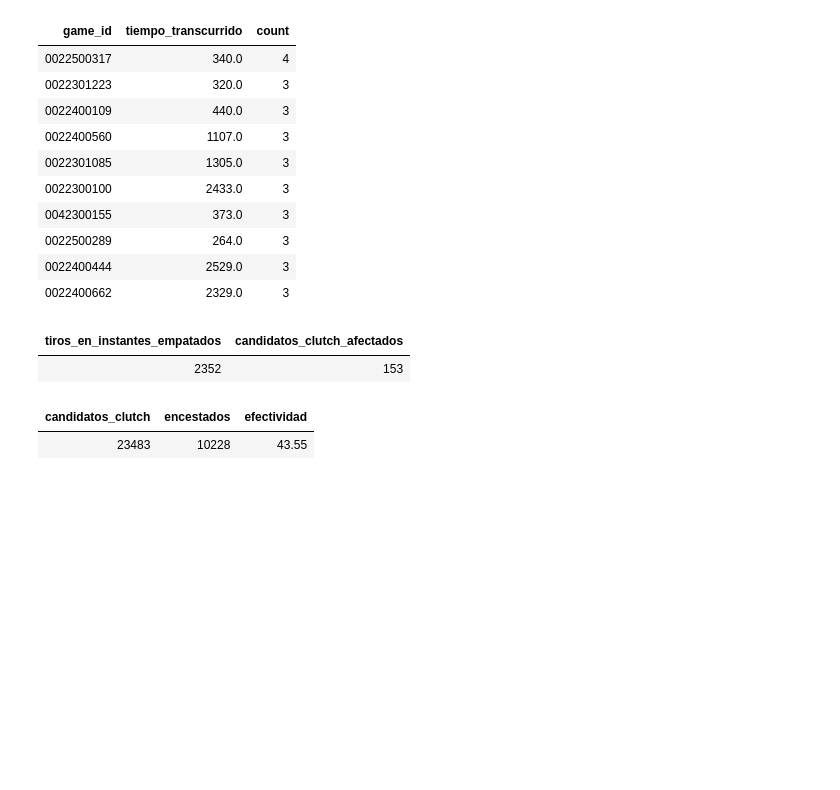
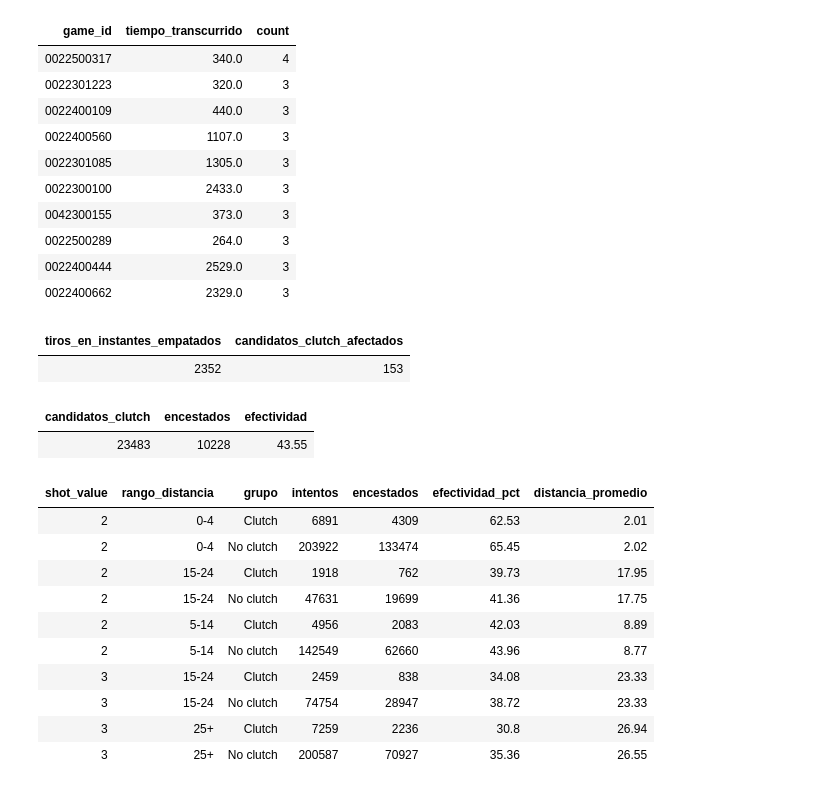
Before and after one commit to Emili-ano/NBA-SHOT-EVOLUTION, a Jupyter notebook: notebooks/NBA_SHOT_IQ_01_BRONZE_SILVER_GOLD.ipynb, the cells around one changed output. Saved outputs shown, nothing was run; the diff lists cells and outputs as text; code cells hidden in the pictures; blank space fills up the shorter version.

```diff
--- a/notebooks/NBA_SHOT_IQ_01_BRONZE_SILVER_GOLD.ipynb
+++ b/notebooks/NBA_SHOT_IQ_01_BRONZE_SILVER_GOLD.ipynb
@@ -1320,3 +1320,55 @@ display(resumen)
 # %% [output]
 | candidatos_clutch | encestados | efectividad |
 | 23483 | 10228 | 43.55 |
+# %%
+from pyspark.sql import functions as F
+
+# Comparacion exploratoria: clutch vs no clutch
+# Excluimos instantes ambiguos y marcadores desconocidos.
+
+base = (
+    clutch_conservador
+    .filter(F.col("diferencia_estimada").isNotNull())
+    .filter(F.col("is_made").isin(0, 1))
+    .filter(F.col("shot_value").isin(2, 3))
+    .filter(F.col("shot_distance").isNotNull())
+    .withColumn(
+        "grupo",
+        F.when(F.col("candidato_clutch"), "Clutch")
+         .otherwise("No clutch")
+    )
+    .withColumn(
+        "rango_distancia",
+        F.when(F.col("shot_distance") < 5, "0-4")
+         .when(F.col("shot_distance") < 15, "5-14")
+         .when(F.col("shot_distance") < 25, "15-24")
+         .otherwise("25+")
+    )
+)
+
+comparacion = (
+    base.groupBy("shot_value", "rango_distancia", "grupo")
+    .agg(
+        F.count("*").alias("intentos"),
+        F.sum("is_made").alias("encestados"),
+        F.round(F.avg("is_made") * 100, 2)
+         .alias("efectividad_pct"),
+        F.round(F.avg("shot_distance"), 2)
+         .alias("distancia_promedio")
+    )
+    .orderBy("shot_value", "rango_distancia", "grupo")
+)
+
+display(comparacion)
+# %% [output]
+| shot_value | rango_distancia | grupo | intentos | encestados | efectividad_pct | distancia_promedio |
+| 2 | 0-4 | Clutch | 6891 | 4309 | 62.53 | 2.01 |
+| 2 | 0-4 | No clutch | 203922 | 133474 | 65.45 | 2.02 |
+| 2 | 15-24 | Clutch | 1918 | 762 | 39.73 | 17.95 |
+| 2 | 15-24 | No clutch | 47631 | 19699 | 41.36 | 17.75 |
+| 2 | 5-14 | Clutch | 4956 | 2083 | 42.03 | 8.89 |
+| 2 | 5-14 | No clutch | 142549 | 62660 | 43.96 | 8.77 |
+| 3 | 15-24 | Clutch | 2459 | 838 | 34.08 | 23.33 |
+| 3 | 15-24 | No clutch | 74754 | 28947 | 38.72 | 23.33 |
+| 3 | 25+ | Clutch | 7259 | 2236 | 30.8 | 26.94 |
+| 3 | 25+ | No clutch | 200587 | 70927 | 35.36 | 26.55 |
```
Also changed, not shown: parts of 8 cells of this notebook.
